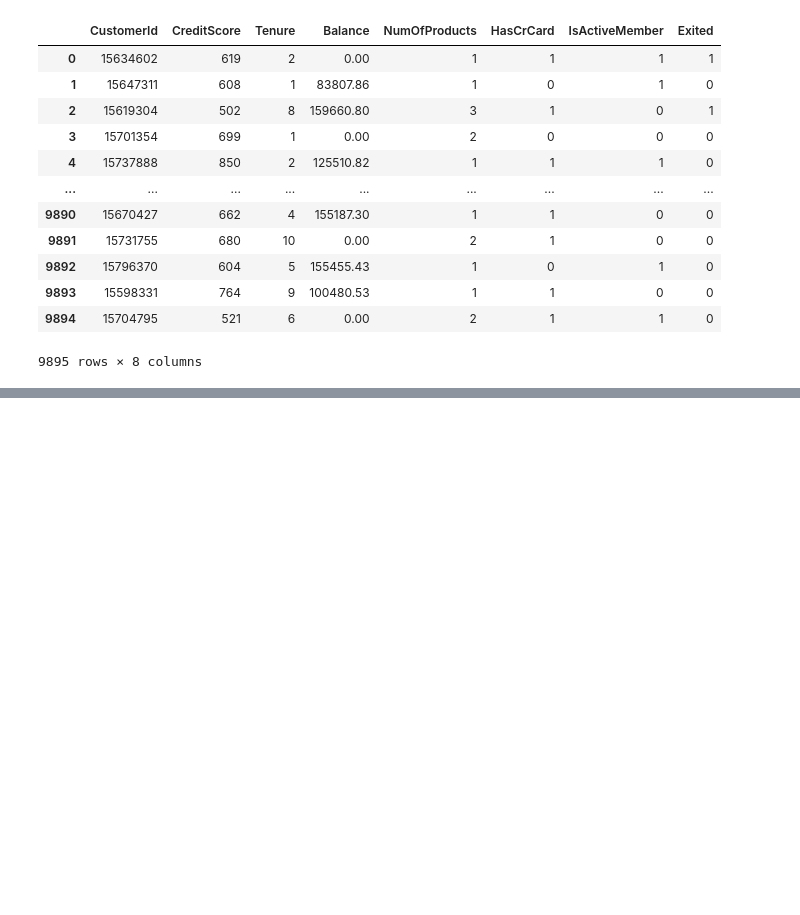
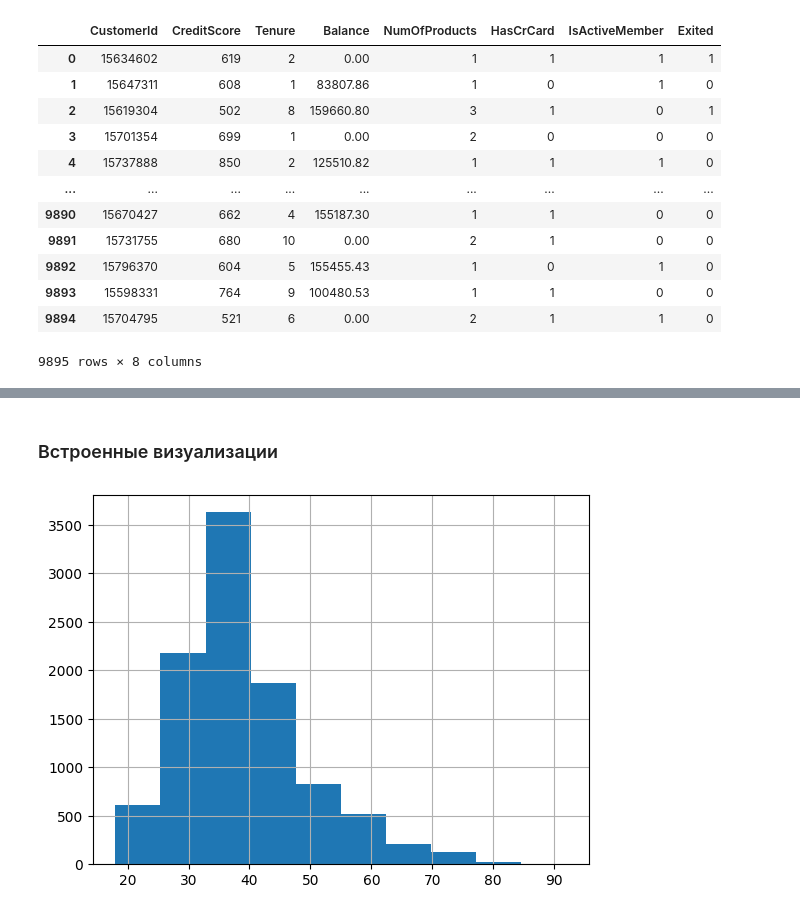
Before and after one commit to Globnsk/PYTHON, a Jupyter notebook: Less3.ipynb, the cells around one changed output, grey strips where cells are left out. Cells and saved outputs as stored; diff of their text form; code cells hidden in the pictures; blank space fills up the shorter version.

```diff
--- a/Less3.ipynb
+++ b/Less3.ipynb
@@ -465,0 +809,6 @@ bank
+# %% [markdown]
+### Встроенные визуализации
+# %%
+users['Age'].hist();
+# %% [output]
+[figure, added]
```
Also changed, not shown: parts of 51 cells of this notebook.
